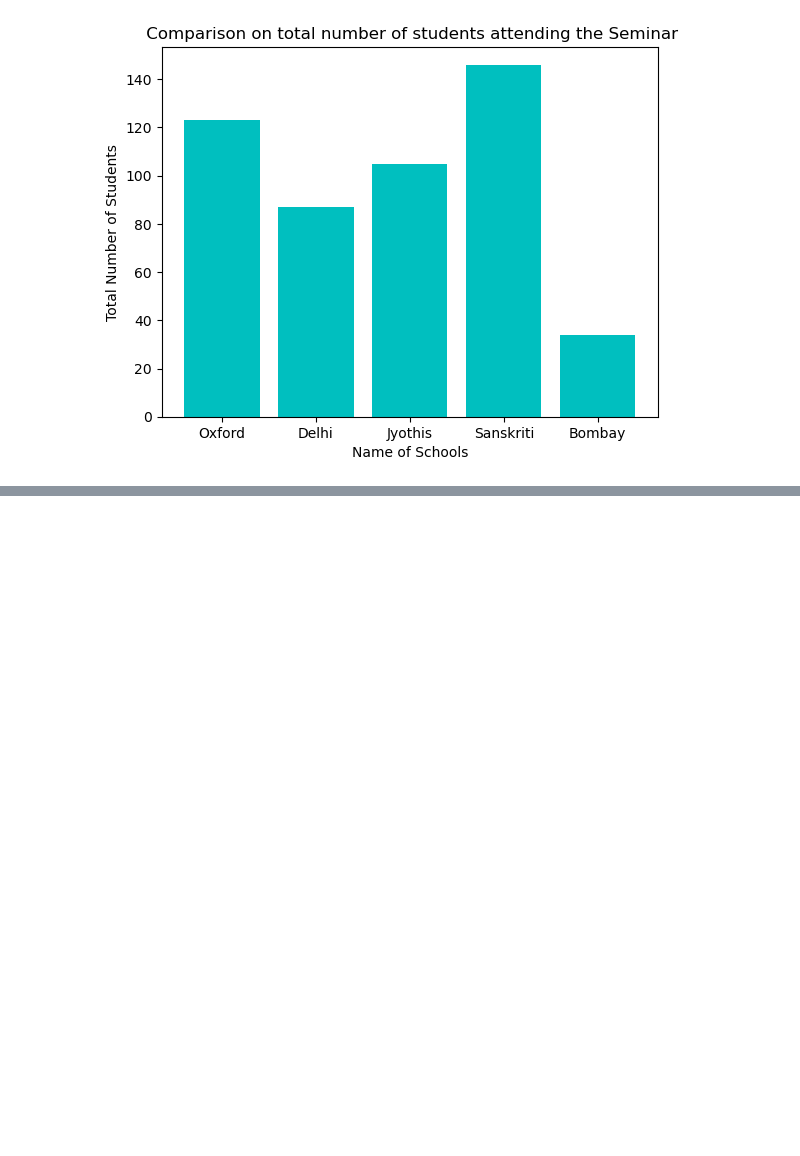
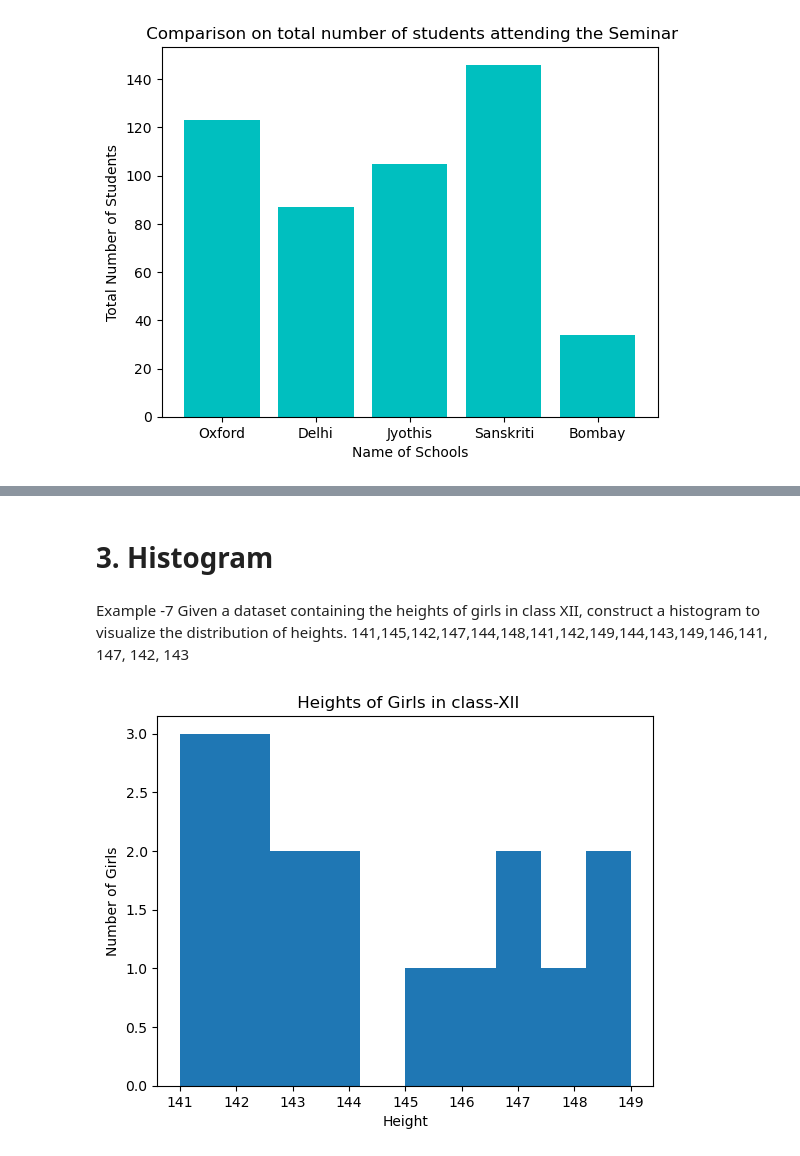
Before and after one commit to oldMan1/schoolTeachings, a Jupyter notebook: school_teachings/AI/11/unit 5 Data Literacy – Data Collection to Data Analysis/Data Literacy – Data Collection to Data Analysis.ipynb, the cells around one changed output, grey strips where cells are left out. Cells and saved outputs as stored; diff of their text form; code cells hidden in the pictures; blank space fills up the shorter version.

```diff
--- a/school_teachings/AI/11/unit 5 Data Literacy – Data Collection to Data Analysis/Data Literacy – Data Collection to Data Analysis.ipynb
+++ b/school_teachings/AI/11/unit 5 Data Literacy – Data Collection to Data Analysis/Data Literacy – Data Collection to Data Analysis.ipynb
@@ -163,0 +184,19 @@ plt.show()
+# %% [markdown]
+# 3. Histogram
+# %% [markdown]
+Example -7
+Given a dataset containing the heights of girls in class XII, construct a histogram to visualize
+the distribution of heights.
+141,145,142,147,144,148,141,142,149,144,143,149,146,141, 147, 142, 143
+# %%
+import matplotlib.pyplot as pl
+
+a=[141, 145, 142, 147, 144, 148, 141, 142, 149, 144, 143, 149, 146, 141, 147, 142, 143]
+
+pl.ylabel("Number of Girls")
+pl.xlabel("Height")
+pl.title( " Heights of Girls in class-XII")
+pl.hist(a)
+pl.show()
+# %% [output]
+[figure, added]
```
Also changed, not shown: parts of 2 cells of this notebook, 6 other files.
